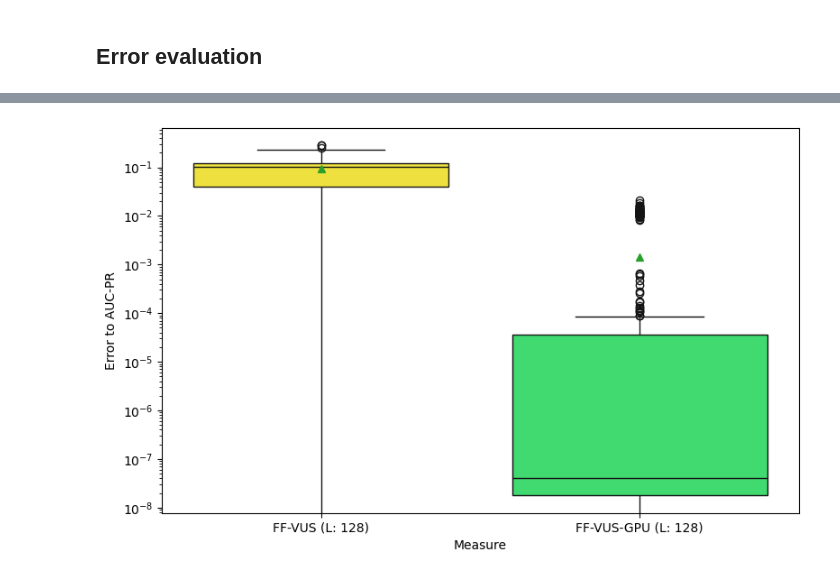
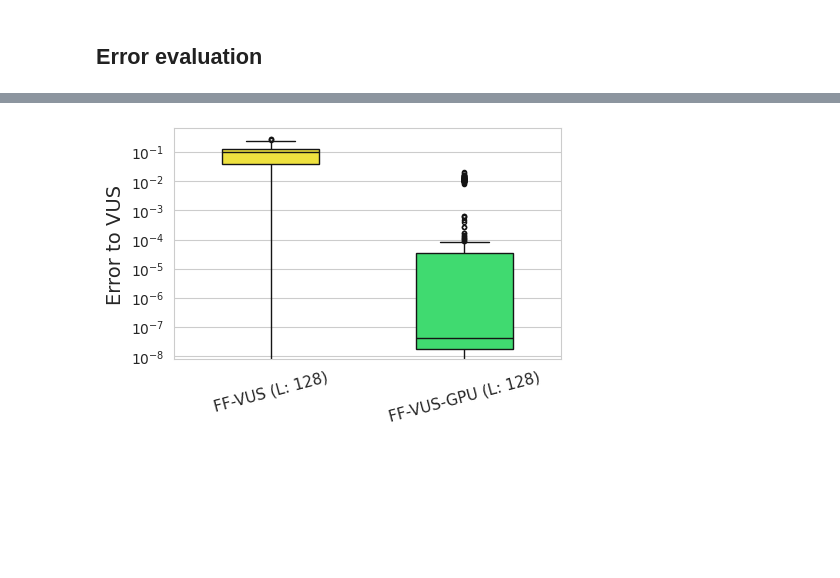
Before and after one commit to sylligardos/ff-vus, a Jupyter notebook: src/notebooks/allmetrics_defparams_syn.ipynb, the cells around one changed output, grey strips where cells are left out. Saved outputs shown, nothing was run; the diff lists cells and outputs as text; code cells hidden in the pictures; blank space fills up the shorter version.

```diff
--- a/src/notebooks/allmetrics_defparams_syn.ipynb
+++ b/src/notebooks/allmetrics_defparams_syn.ipynb
@@ -168,7 +169,7 @@ for file in tqdm(result_files):
     curr_df = curr_df.replace('syn_', syn_file_index, regex=True)
     df = pd.concat([df, curr_df], ignore_index=True)
 
-df['Metric'] = df['Metric'].map(formal_names)
+df['Metric'] = df['Metric'].map(sgraph.formal_names)
 df.sample(3)
 # %% [output]
 |  | Time series | Length | Number of anomalies | Anomalies average length | Metric | Metric value | Metric time | ... |
@@ -179,24 +180,16 @@ df.sample(3)
 # %%
 # What is the error between the difference metrics
 current_metrics = ['FF-VUS (L: 128)', 'FF-VUS-GPU (L: 128)']
 vus_df = df[df['Metric'] == 'VUS (L: 128)'].set_index('Time series')
-plt.figure(figsize=(8, 5))
 
 values_df = df[df['Metric'].isin(current_metrics)][['Time series', 'Metric', 'Metric value']]
 values_df = values_df.pivot(columns='Metric', index='Time series', values='Metric value')
 values_df = values_df.loc[vus_df.index]
 dif_df = values_df.apply(lambda row: row - vus_df.loc[row.name]['Metric value'], axis=1).abs()
 
-sns.boxplot(dif_df, showfliers=True, palette=color_palette, saturation=1, showmeans=True)
-# sns.violinplot(dif_df, palette=color_palette, saturation=1)
-plt.xlabel('Measure')
-plt.ylabel('Error to AUC-PR')
-plt.yscale('log')
-plt.tight_layout()
-plt.savefig(os.path.join(save_fig_path, 'error_to_aucpr.svg'))
-plt.show()
+sgraph.boxplot_error(dif_df, filename='ffvus_error_analysis_syn', ylabel='Error to VUS', xlabel='')
 # %% [output]
-[figure, old version]
+[figure, new version]
 # %%
 attributes = ["Length", "Number of anomalies", "Anomalies average length"]
 for attr in attributes:
```
Also changed, not shown: parts of 6 cells of this notebook, 2 other files.
